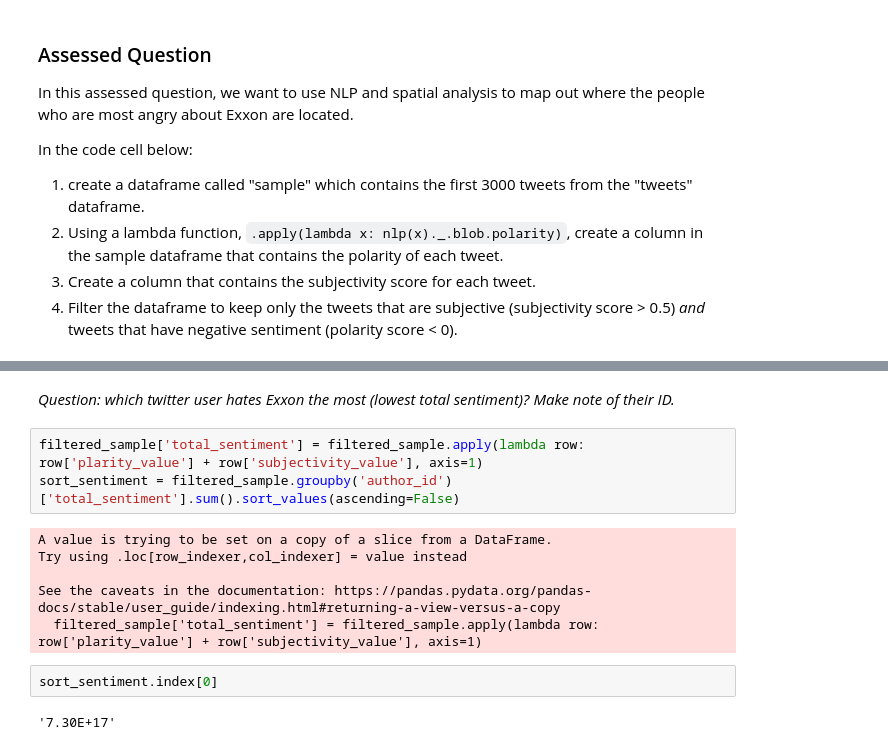
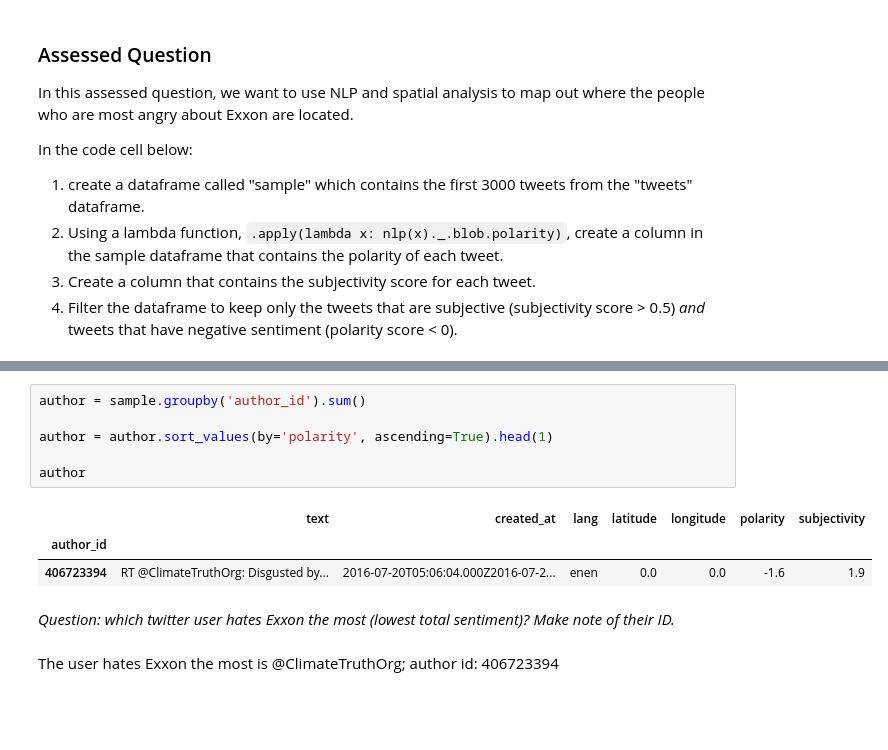
Before and after one commit to Chloe1111322/QM2, a Jupyter notebook: notebooks/W04. Natural Language Processing.ipynb, the cells around one changed output, grey strips where cells are left out. Drawn from its saved outputs; the diff is of its cells as text; blank space fills up the shorter version.

```diff
--- a/notebooks/W04. Natural Language Processing.ipynb
+++ b/notebooks/W04. Natural Language Processing.ipynb
@@ -656,15 +664,14 @@ filtered_sample
+# %%
+author = sample.groupby('author_id').sum()
+
+author = author.sort_values(by='polarity', ascending=True).head(1)
+
+author
+# %% [output]
+|  | text | created_at | lang | latitude | longitude | polarity | subjectivity |
+| author_id |  |  |  |  |  |  |  |
+| 406723394 | RT @ClimateTruthOrg: Disgusted by... | 2016-07-20T05:06:04.000Z2016-07-2... | enen | 0.0 | 0.0 | -1.6 | 1.9 |
 # %% [markdown]
 *Question: which twitter user hates Exxon the most (lowest total sentiment)? Make note of their ID.*
-# %%
-filtered_sample['total_sentiment'] = filtered_sample.apply(lambda row: row['plarity_value'] + row['subjectivity_value'], axis=1)
-sort_sentiment = filtered_sample.groupby('author_id')['total_sentiment'].sum().sort_values(ascending=False)
-# %% [output]
-A value is trying to be set on a copy of a slice from a DataFrame.
-Try using .loc[row_indexer,col_indexer] = value instead
-
-See the caveats in the documentation: https://pandas.pydata.org/pandas-docs/stable/user_guide/indexing.html#returning-a-view-versus-a-copy
-  filtered_sample['total_sentiment'] = filtered_sample.apply(lambda row: row['plarity_value'] + row['subjectivity_value'], axis=1)
-# %%
-sort_sentiment.index[0]
-# %% [output]
-'7.30E+17'
+# %% [markdown]
+The user hates Exxon the most is @ClimateTruthOrg; author id: 406723394
```
Also changed, not shown: parts of 3 cells of this notebook.
